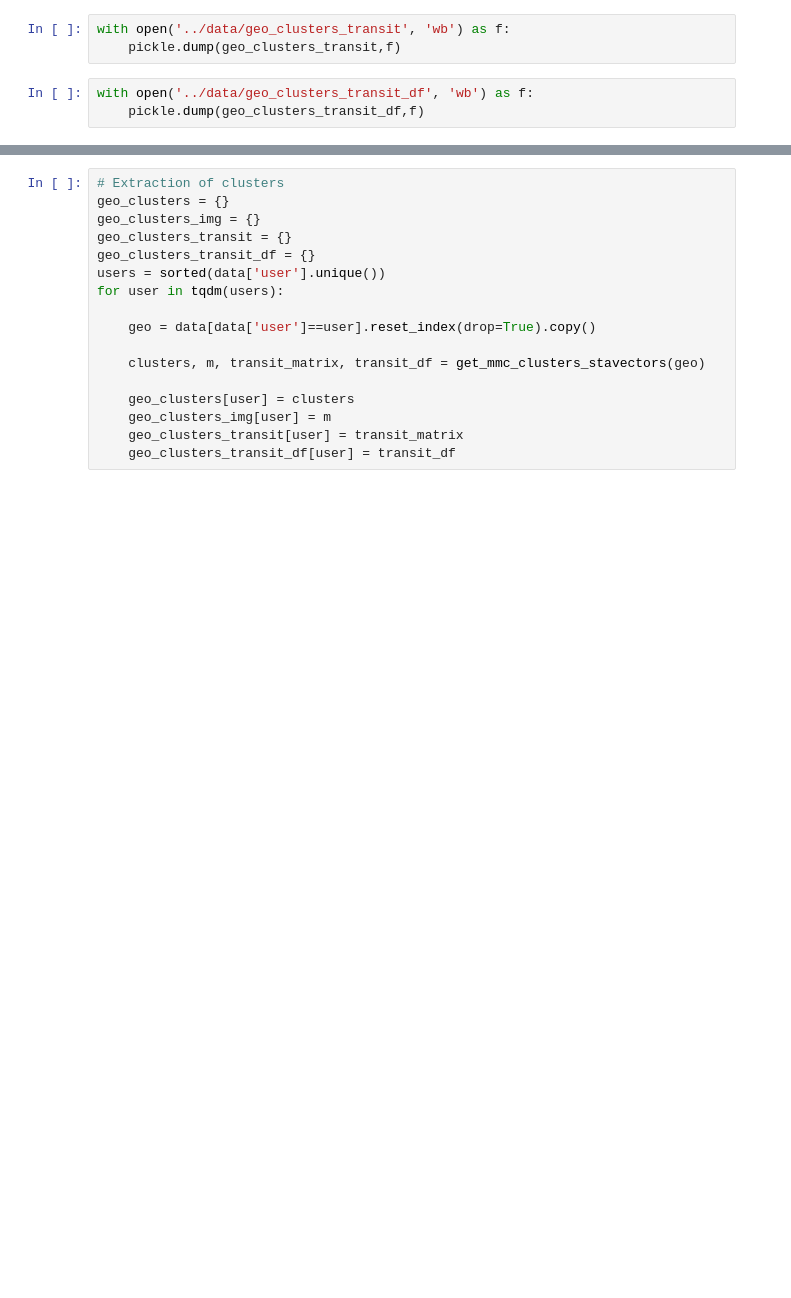
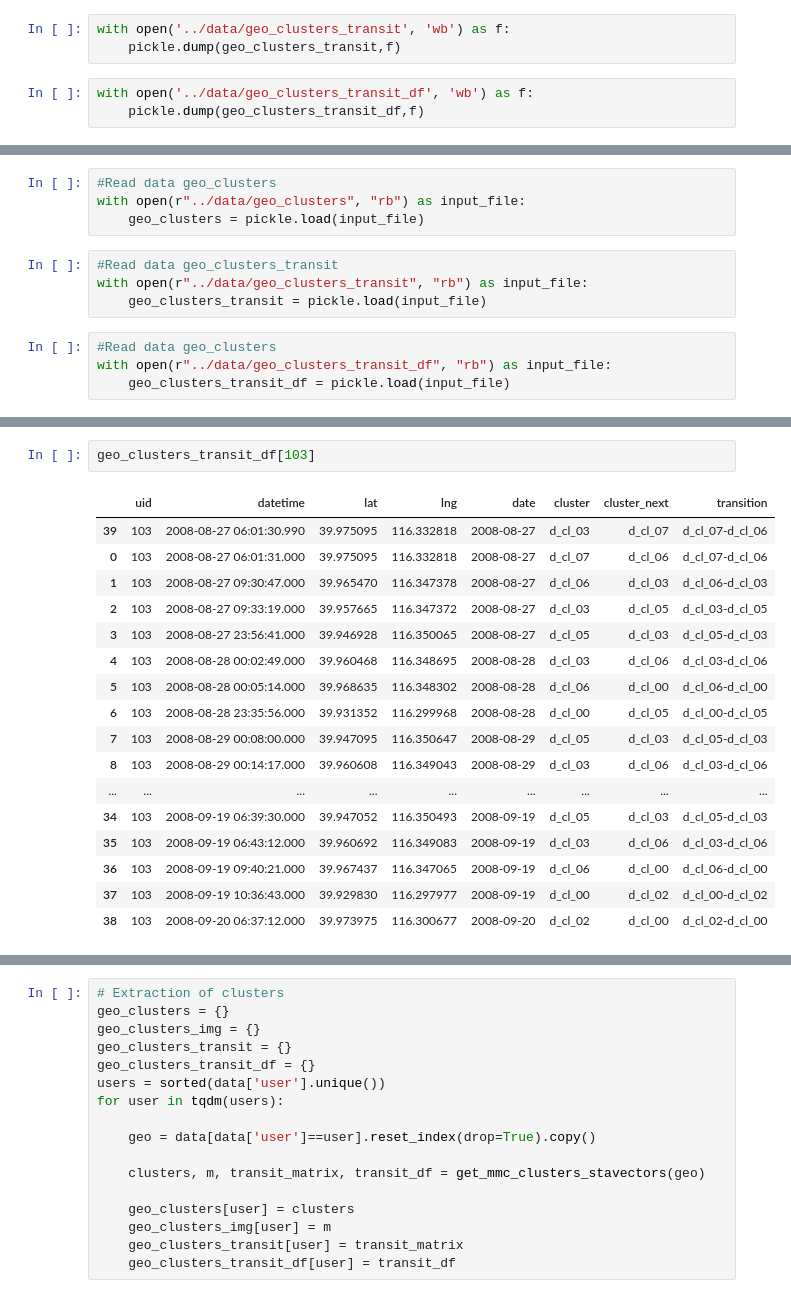
Before and after one commit to GabrielPila/skmob_mmc_mobility, a Jupyter notebook: notebooks/00.6_GeoLife_EDA.ipynb, the cells around one changed output, grey strips where cells are left out. Drawn from its saved outputs; the diff is of its cells as text; blank space fills up the shorter version.

```diff
--- a/notebooks/00.6_GeoLife_EDA.ipynb
+++ b/notebooks/00.6_GeoLife_EDA.ipynb
@@ -537,0 +681,12 @@ with open('../data/geo_clusters_transit_df', 'wb') as f:
+# %%
+#Read data geo_clusters
+with open(r"../data/geo_clusters", "rb") as input_file:
+    geo_clusters = pickle.load(input_file)
+# %%
+#Read data geo_clusters_transit
+with open(r"../data/geo_clusters_transit", "rb") as input_file:
+    geo_clusters_transit = pickle.load(input_file)
+# %%
+#Read data geo_clusters
+with open(r"../data/geo_clusters_transit_df", "rb") as input_file:
+    geo_clusters_transit_df = pickle.load(input_file)
@@ -537,0 +763,20 @@ with open('../data/geo_clusters_transit_df', 'wb') as f:
+# %%
+geo_clusters_transit_df[103]
+# %% [output]
+|  | uid | datetime | lat | lng | date | cluster | cluster_next | transition |
+| 39 | 103 | 2008-08-27 06:01:30.990 | 39.975095 | 116.332818 | 2008-08-27 | d_cl_03 | d_cl_07 | d_cl_07-d_cl_06 |
+| 0 | 103 | 2008-08-27 06:01:31.000 | 39.975095 | 116.332818 | 2008-08-27 | d_cl_07 | d_cl_06 | d_cl_07-d_cl_06 |
+| 1 | 103 | 2008-08-27 09:30:47.000 | 39.965470 | 116.347378 | 2008-08-27 | d_cl_06 | d_cl_03 | d_cl_06-d_cl_03 |
+| 2 | 103 | 2008-08-27 09:33:19.000 | 39.957665 | 116.347372 | 2008-08-27 | d_cl_03 | d_cl_05 | d_cl_03-d_cl_05 |
+| 3 | 103 | 2008-08-27 23:56:41.000 | 39.946928 | 116.350065 | 2008-08-27 | d_cl_05 | d_cl_03 | d_cl_05-d_cl_03 |
+| 4 | 103 | 2008-08-28 00:02:49.000 | 39.960468 | 116.348695 | 2008-08-28 | d_cl_03 | d_cl_06 | d_cl_03-d_cl_06 |
+| 5 | 103 | 2008-08-28 00:05:14.000 | 39.968635 | 116.348302 | 2008-08-28 | d_cl_06 | d_cl_00 | d_cl_06-d_cl_00 |
+| 6 | 103 | 2008-08-28 23:35:56.000 | 39.931352 | 116.299968 | 2008-08-28 | d_cl_00 | d_cl_05 | d_cl_00-d_cl_05 |
+| 7 | 103 | 2008-08-29 00:08:00.000 | 39.947095 | 116.350647 | 2008-08-29 | d_cl_05 | d_cl_03 | d_cl_05-d_cl_03 |
+| 8 | 103 | 2008-08-29 00:14:17.000 | 39.960608 | 116.349043 | 2008-08-29 | d_cl_03 | d_cl_06 | d_cl_03-d_cl_06 |
+| ... | ... | ... | ... | ... | ... | ... | ... | ... |
+| 34 | 103 | 2008-09-19 06:39:30.000 | 39.947052 | 116.350493 | 2008-09-19 | d_cl_05 | d_cl_03 | d_cl_05-d_cl_03 |
+| 35 | 103 | 2008-09-19 06:43:12.000 | 39.960692 | 116.349083 | 2008-09-19 | d_cl_03 | d_cl_06 | d_cl_03-d_cl_06 |
+| 36 | 103 | 2008-09-19 09:40:21.000 | 39.967437 | 116.347065 | 2008-09-19 | d_cl_06 | d_cl_00 | d_cl_06-d_cl_00 |
+| 37 | 103 | 2008-09-19 10:36:43.000 | 39.929830 | 116.297977 | 2008-09-19 | d_cl_00 | d_cl_02 | d_cl_00-d_cl_02 |
+| 38 | 103 | 2008-09-20 06:37:12.000 | 39.973975 | 116.300677 | 2008-09-20 | d_cl_02 | d_cl_00 | d_cl_02-d_cl_00 |
```
Also changed, not shown: parts of 26 cells of this notebook, 2 other files.
